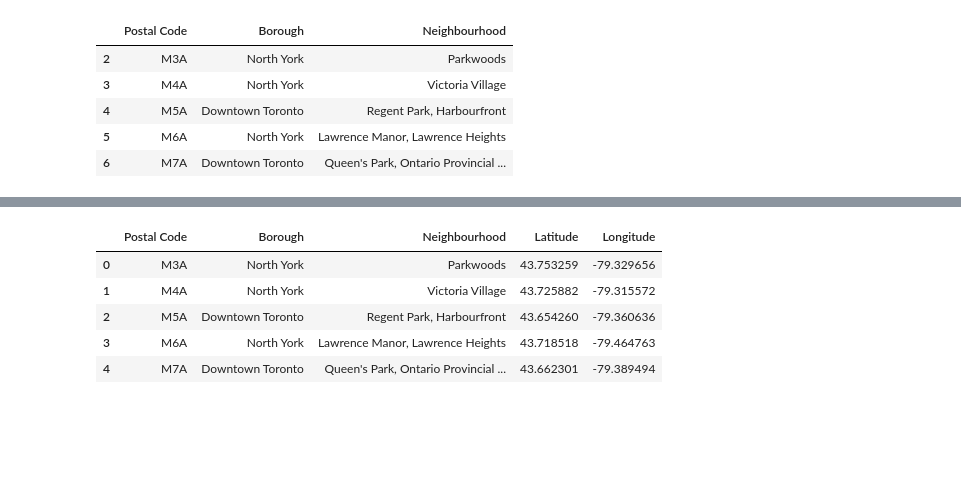
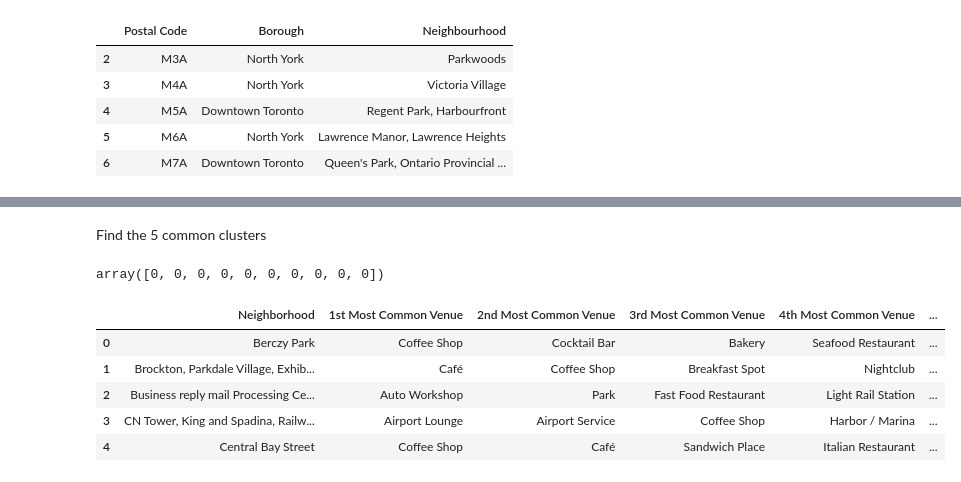
Before and after one commit to aneeshmraj/Coursera_Capstone, a Jupyter notebook: capstone_project.ipynb, the cells around one changed output, grey strips where cells are left out. Cells and saved outputs as stored; diff of their text form; code cells hidden in the pictures; blank space fills up the shorter version.

```diff
--- a/capstone_project.ipynb
+++ b/capstone_project.ipynb
@@ -47,0 +193,12 @@ df = pd.merge(df,gsdata,on='Postal Code')
+# %%
+# one hot encoding
+toronto_onehot = pd.get_dummies(toronto_venues[['Venue Category']], prefix="", prefix_sep="")
+
+# add neighborhood column back to dataframe
+toronto_onehot['Neighborhood'] = toronto_venues['Neighborhood']
+
+# move neighborhood column to the first column
+fixed_columns = [toronto_onehot.columns[-1]] + list(toronto_onehot.columns[:-1])
+toronto_onehot = toronto_onehot[fixed_columns]
+
+toronto_onehot.head()
@@ -47,0 +212,3 @@ df = pd.merge(df,gsdata,on='Postal Code')
+# %%
+toronto_grouped = toronto_onehot.groupby('Neighborhood').mean().reset_index()
+toronto_grouped
@@ -47,0 +233,6 @@ df = pd.merge(df,gsdata,on='Postal Code')
+# %%
+def return_most_common_venues(row, num_top_venues):
+    row_categories = row.iloc[1:]
+    row_categories_sorted = row_categories.sort_values(ascending=False)
+
+    return row_categories_sorted.index.values[0:num_top_venues]
@@ -47,0 +241,21 @@ df = pd.merge(df,gsdata,on='Postal Code')
+# %%
+num_top_venues = 10
+
+indicators = ['st', 'nd', 'rd']
+
+# create columns according to number of top venues
+columns = ['Neighborhood']
+for ind in np.arange(num_top_venues):
+    try:
+        columns.append('{}{} Most Common Venue'.format(ind+1, indicators[ind]))
+    except:
+        columns.append('{}th Most Common Venue'.format(ind+1))
+
+# create a new dataframe
+neighborhoods_venues_sorted = pd.DataFrame(columns=columns)
+neighborhoods_venues_sorted['Neighborhood'] = toronto_grouped['Neighborhood']
+
+for ind in np.arange(toronto_grouped.shape[0]):
+    neighborhoods_venues_sorted.iloc[ind, 1:] = return_most_common_venues(toronto_grouped.iloc[ind, :], num_top_venues)
+
+neighborhoods_venues_sorted.head()
@@ -48,9 +269,24 @@ df = pd.merge(df,gsdata,on='Postal Code')
+# %% [markdown]
+Find the 5 common clusters
+# %%
+# set number of clusters
+kclusters = 5
+
+toronto_grouped_clustering = toronto_grouped.drop('Neighborhood', 1)
+
+# run k-means clustering
+kmeans = KMeans(n_clusters=kclusters, random_state=0).fit(toronto_grouped_clustering)
+
+# check cluster labels generated for each row in the dataframe
+kmeans.labels_[0:10]
+# %% [output]
+array([0, 0, 0, 0, 0, 0, 0, 0, 0, 0])
 # %%
-df.head()
+neighborhoods_venues_sorted.head()
 # %% [output]
-|  | Postal Code | Borough | Neighbourhood | Latitude | Longitude |
-| 0 | M3A | North York | Parkwoods | 43.753259 | -79.329656 |
-| 1 | M4A | North York | Victoria Village | 43.725882 | -79.315572 |
-| 2 | M5A | Downtown Toronto | Regent Park, Harbourfront | 43.654260 | -79.360636 |
-| 3 | M6A | North York | Lawrence Manor, Lawrence Heights | 43.718518 | -79.464763 |
-| 4 | M7A | Downtown Toronto | Queen's Park, Ontario Provincial ... | 43.662301 | -79.389494 |
+|  | Neighborhood | 1st Most Common Venue | 2nd Most Common Venue | 3rd Most Common Venue | 4th Most Common Venue | ... |
+| 0 | Berczy Park | Coffee Shop | Cocktail Bar | Bakery | Seafood Restaurant | ... |
+| 1 | Brockton, Parkdale Village, Exhib... | Café | Coffee Shop | Breakfast Spot | Nightclub | ... |
+| 2 | Business reply mail Processing Ce... | Auto Workshop | Park | Fast Food Restaurant | Light Rail Station | ... |
+| 3 | CN Tower, King and Spadina, Railw... | Airport Lounge | Airport Service | Coffee Shop | Harbor / Marina | ... |
+| 4 | Central Bay Street | Coffee Shop | Café | Sandwich Place | Italian Restaurant | ... |
```
Also changed, not shown: parts of 26 cells of this notebook.
